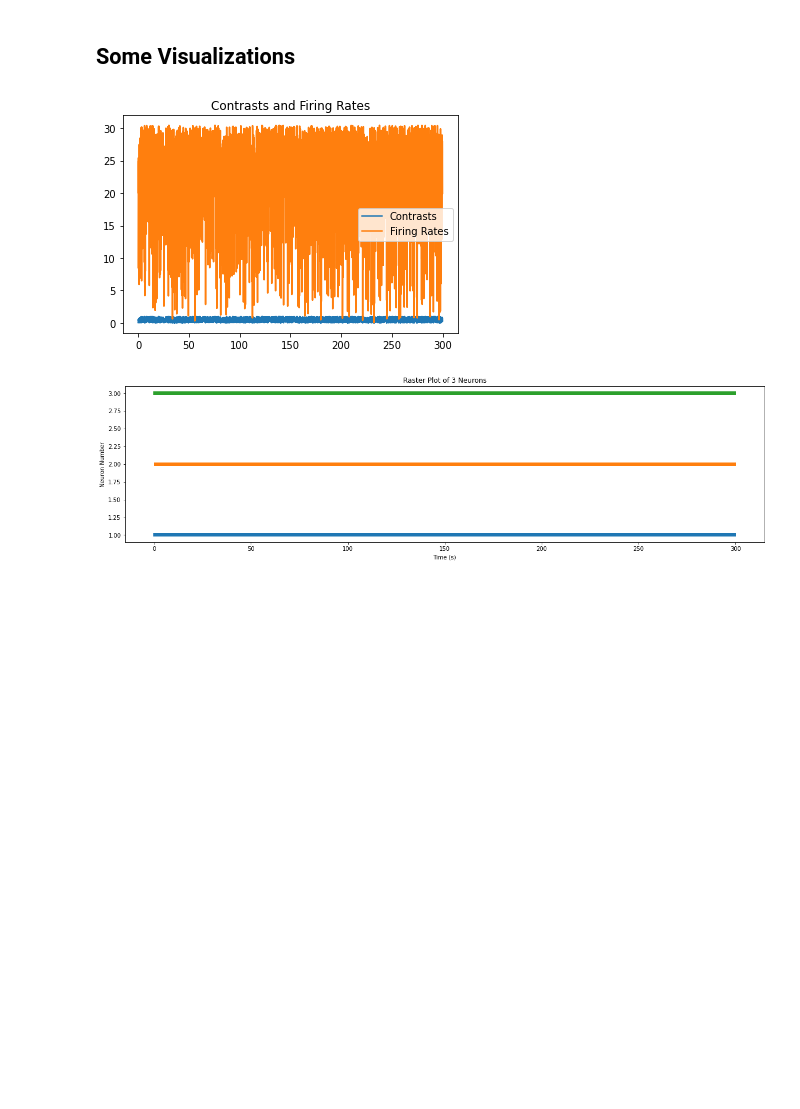
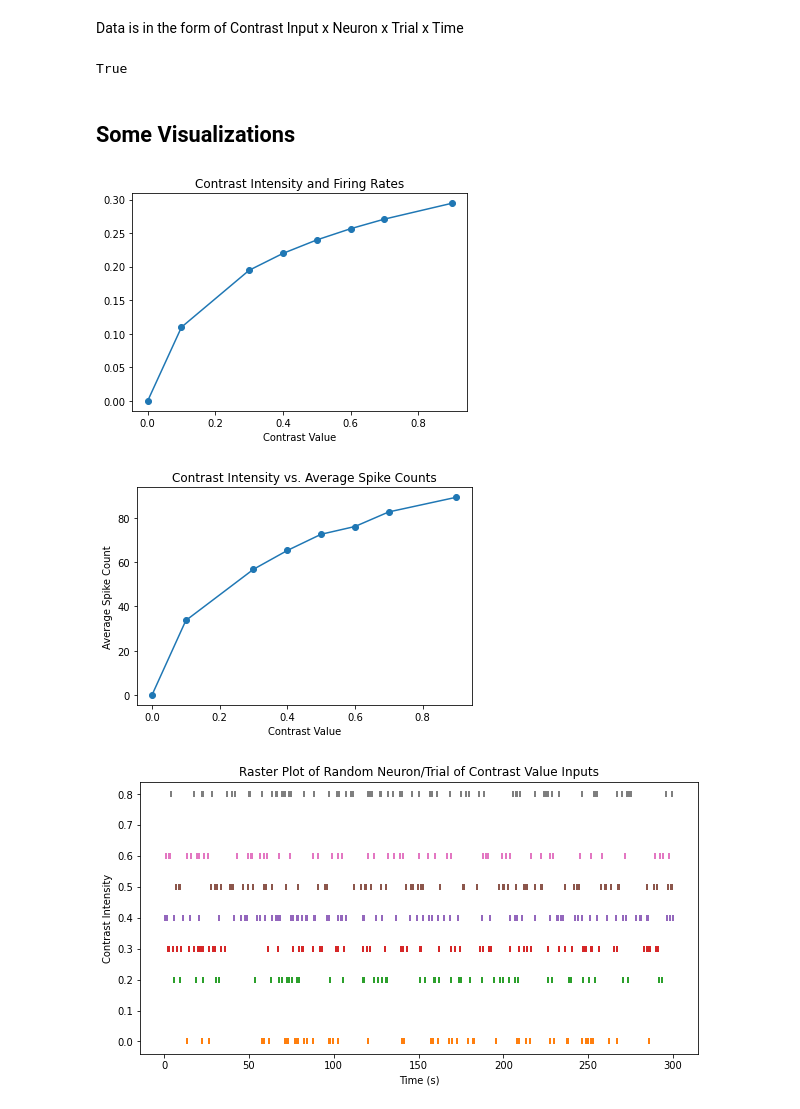
Before and after one commit to mcgarrity/Neur415Elec588FinalProject, a Jupyter notebook: Step 1 - Firing Rate Model.ipynb, the cells around one changed output. Saved outputs shown, nothing was run; the diff lists cells and outputs as text; code cells hidden in the pictures; blank space fills up the shorter version.

```diff
--- a/Step 1 - Firing Rate Model.ipynb
+++ b/Step 1 - Firing Rate Model.ipynb
@@ -82,27 +93,56 @@ Saved as  step_1_three_neuron_output.csv
+# %% [markdown]
+Data is in the form of Contrast Input x Neuron x Trial x Time
+# %%
+np.save("part_1_spike_outputs.npy", spike_outputs)
+np.save("timestamps.npy", timestamps)
+np.save("contrast_values.npy", contrast_values)
+
+# Load Data and Verify it Matches
+
+load_data = np.load("part_1_spike_outputs.npy")
+print(np.shape(spike_outputs) == np.shape(load_data))
+# %% [output]
+True
 # %% [markdown]
 ## Some Visualizations
-# %%
-# Plot Inputs - Contrasts and Firing Rates
-
-plt.plot(timestamps, contrasts)
-plt.plot(timestamps, firing_rates)
-plt.legend(["Contrasts", "Firing Rates"])
-plt.title("Contrasts and Firing Rates")
-plt.show()
-
-# Plot Output Spikes
-
-plt.figure(figsize=(20,5))
-for i in range(3):
-    raster_plot(timestamps,spikes[i],pos=i)
-
-plt.ylabel("Neuron Number")
-plt.xlabel("Time (s)")
-plt.title("Raster Plot of 3 Neurons")
-plt.show()
-# %% [output]
-[figure, removed]
-[figure, removed]
+# %%
+# Plot Inputs - Contrasts and Firing Rates
+
+plt.plot(contrast_values, calculate_firing_rate(contrast_values), "-o")
+plt.title("Contrast Intensity and Firing Rates")
+plt.xlabel("Contrast Value")
+plt.show()
+
+# Plot Average Spike Counts
+
+avg_spike_count = []
+for i in range(len(contrast_values)):
+    data = spike_outputs[i]
+    avg_spike_count.append(np.average(np.sum(data[0], axis=1)))
+
+plt.plot(contrast_values, avg_spike_count, '-o')
+plt.title("Contrast Intensity vs. Average Spike Counts")
+plt.ylabel("Average Spike Count")
+plt.xlabel("Contrast Value")
+plt.show()
+
+# Plot random neuron/trial example to see varying firing rate due to changing stimulus input (contrast intensity)
+
+plt.figure(figsize=(10,5))
+for i in range(len(contrast_values)):
+    data = spike_outputs[i]
+    rand_neuron = np.random.randint(0,3)
+    rand_trial = np.random.randint(0,30)
+
+    raster_plot(timestamps,data[rand_neuron][rand_trial],pos=contrast_values[i]-1.1)
+plt.ylabel("Contrast Intensity")
+plt.xlabel("Time (s)")
+plt.title("Raster Plot of Random Neuron/Trial of Contrast Value Inputs")
+plt.show()
+# %% [output]
+[figure, added]
+[figure, added]
+[figure, added]
 # %%
 # Other Junk
 
```
Also changed, not shown: parts of 11 cells of this notebook, 3 other files.
